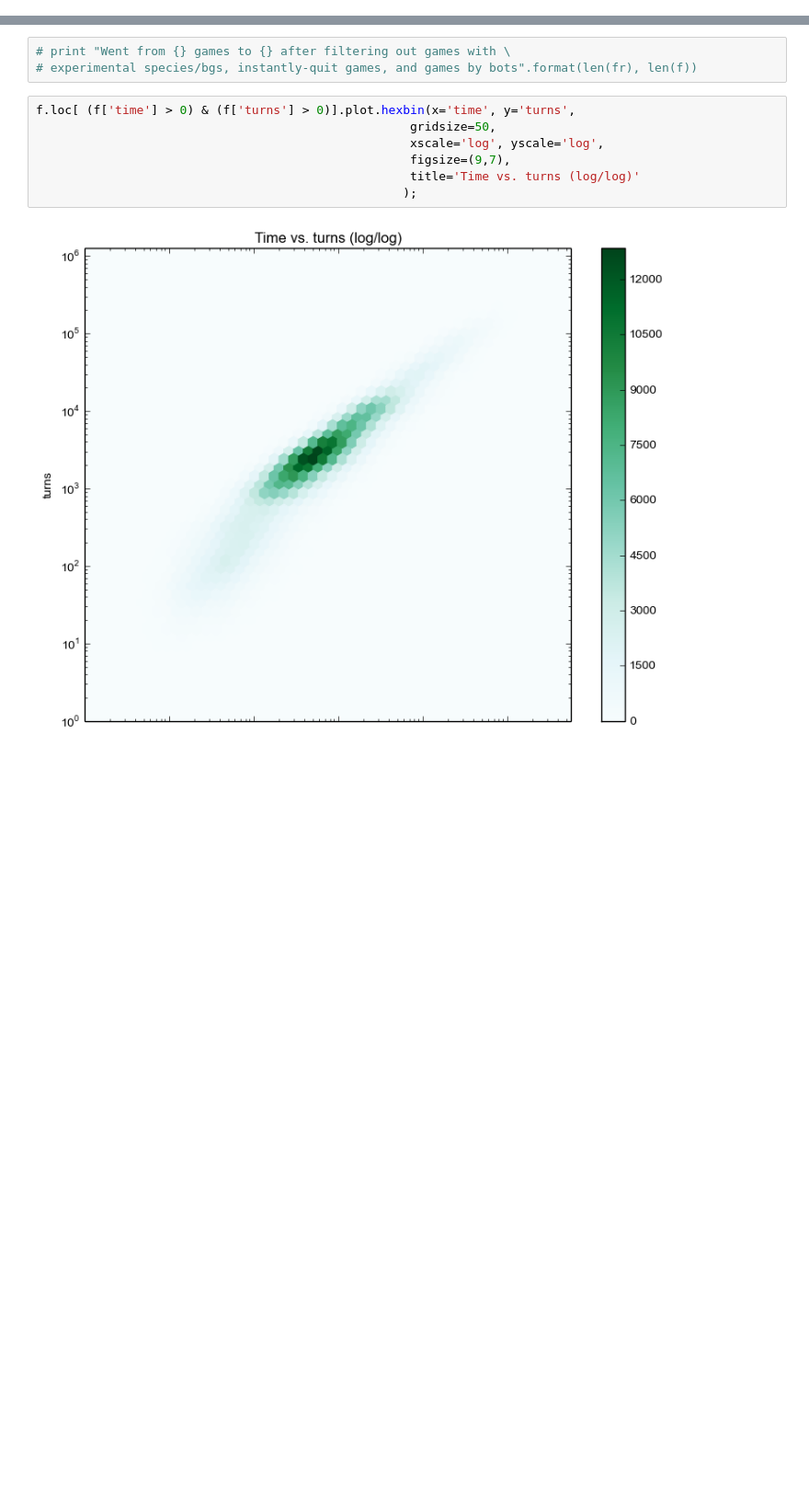
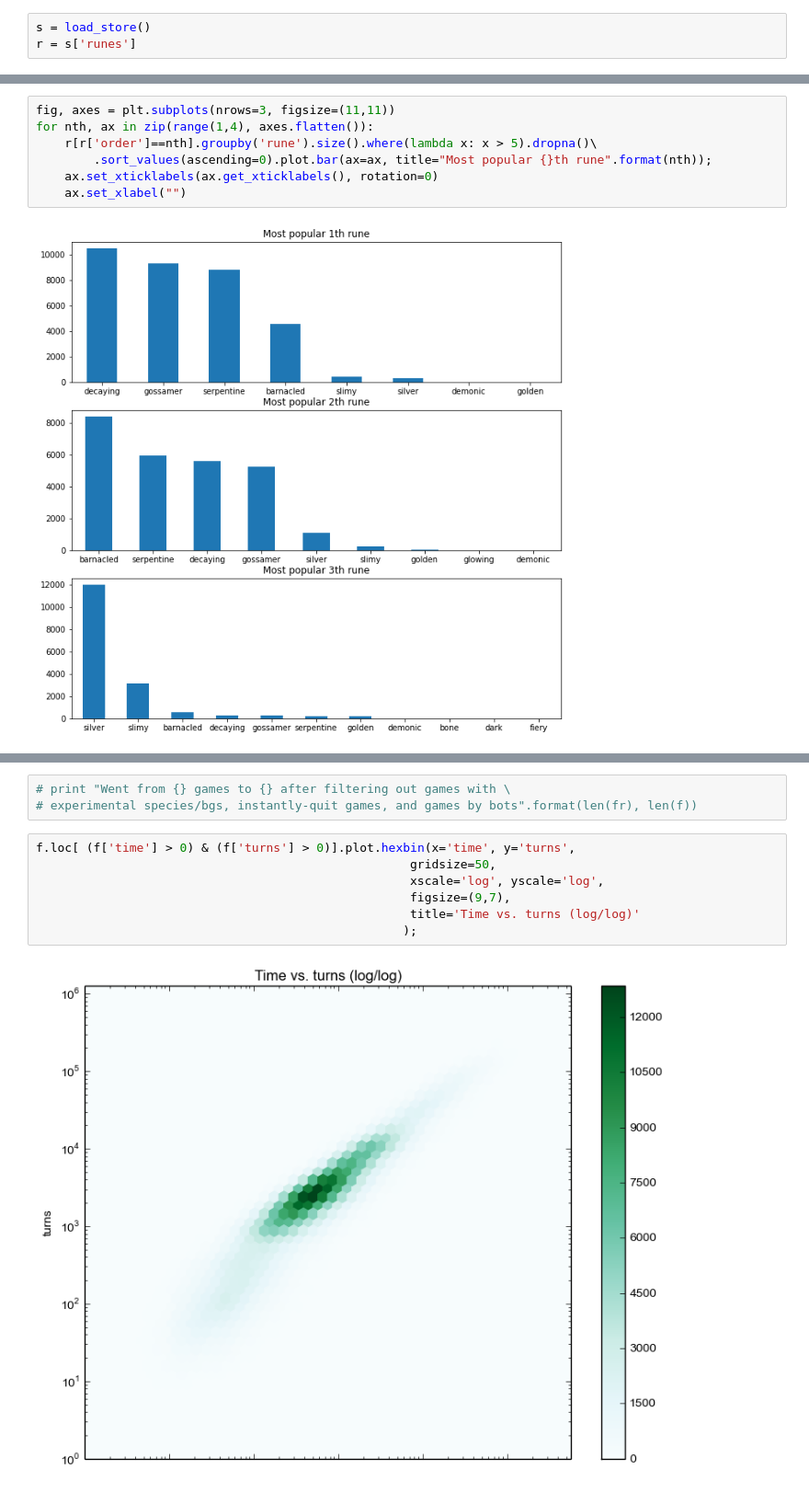
Before and after one commit to colinmorris/crawl-coroner, a Jupyter notebook: misc.ipynb, the cells around one changed output, grey strips where cells are left out. Shown at 92% size. Saved outputs shown, nothing was run; the diff lists cells and outputs as text; blank space fills up the shorter version.

```diff
--- a/misc.ipynb
+++ b/misc.ipynb
@@ -34,0 +24,3 @@ species      785200 non-null category
+# %%
+s = load_store()
+r = s['runes']
@@ -34,0 +40,9 @@ species      785200 non-null category
+# %%
+fig, axes = plt.subplots(nrows=3, figsize=(11,11))
+for nth, ax in zip(range(1,4), axes.flatten()):
+    r[r['order']==nth].groupby('rune').size().where(lambda x: x > 5).dropna()\
+        .sort_values(ascending=0).plot.bar(ax=ax, title="Most popular {}th rune".format(nth));
+    ax.set_xticklabels(ax.get_xticklabels(), rotation=0)
+    ax.set_xlabel("")
+# %% [output]
+[figure, added]
```
Also changed, not shown: parts of 11 cells of this notebook, 5 other files.
